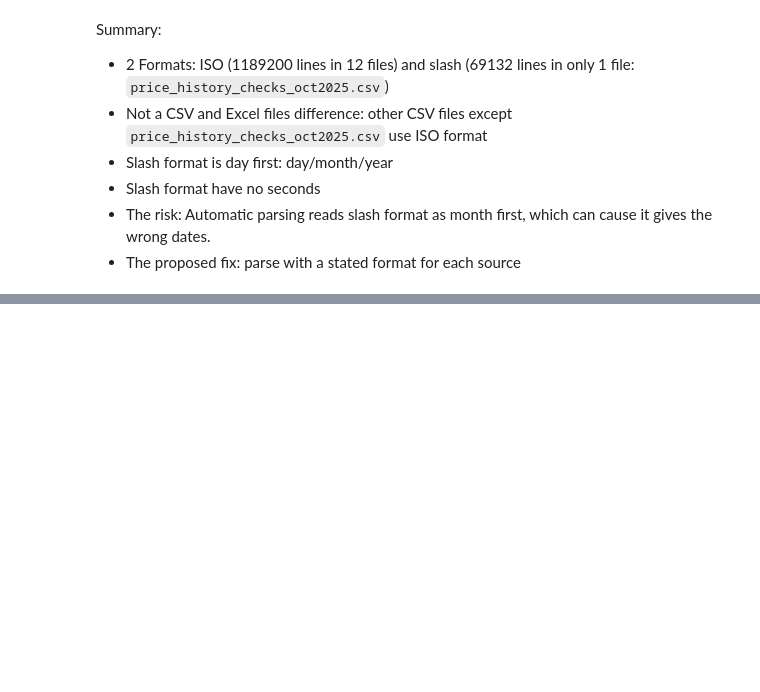
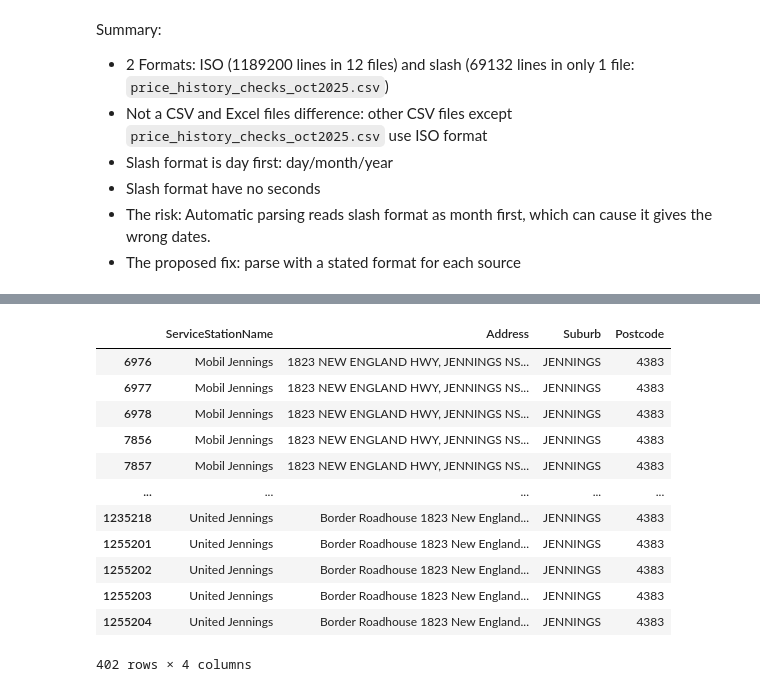
Before and after one commit to DanhHoangLongDuong/NSW-fuel-price-analysis, a Jupyter notebook: notebooks/01_load_and_profile.ipynb, the cells around one changed output, grey strips where cells are left out. Drawn from its saved outputs; the diff is of its cells as text; code cells hidden in the pictures; blank space fills up the shorter version.

```diff
--- a/notebooks/01_load_and_profile.ipynb
+++ b/notebooks/01_load_and_profile.ipynb
@@ -293,0 +302,17 @@ Length: 2519, dtype: str
+# %%
+nsw_address_non_nsw_postcode = ((non_NSW_stations_check1 == "NSW") & (non_NSW_stations_check2 == "Not NSW"))
+full_table.loc[nsw_address_non_nsw_postcode, ["ServiceStationName", "Address", "Suburb", "Postcode"]]
+# %% [output]
+|  | ServiceStationName | Address | Suburb | Postcode |
+| 6976 | Mobil Jennings | 1823 NEW ENGLAND HWY, JENNINGS NS... | JENNINGS | 4383 |
+| 6977 | Mobil Jennings | 1823 NEW ENGLAND HWY, JENNINGS NS... | JENNINGS | 4383 |
+| 6978 | Mobil Jennings | 1823 NEW ENGLAND HWY, JENNINGS NS... | JENNINGS | 4383 |
+| 7856 | Mobil Jennings | 1823 NEW ENGLAND HWY, JENNINGS NS... | JENNINGS | 4383 |
+| 7857 | Mobil Jennings | 1823 NEW ENGLAND HWY, JENNINGS NS... | JENNINGS | 4383 |
+| ... | ... | ... | ... | ... |
+| 1235218 | United Jennings | Border Roadhouse 1823 New England... | JENNINGS | 4383 |
+| 1255201 | United Jennings | Border Roadhouse 1823 New England... | JENNINGS | 4383 |
+| 1255202 | United Jennings | Border Roadhouse 1823 New England... | JENNINGS | 4383 |
+| 1255203 | United Jennings | Border Roadhouse 1823 New England... | JENNINGS | 4383 |
+| 1255204 | United Jennings | Border Roadhouse 1823 New England... | JENNINGS | 4383 |
+402 rows × 4 columns
```
Also changed, not shown: parts of 16 cells of this notebook.
